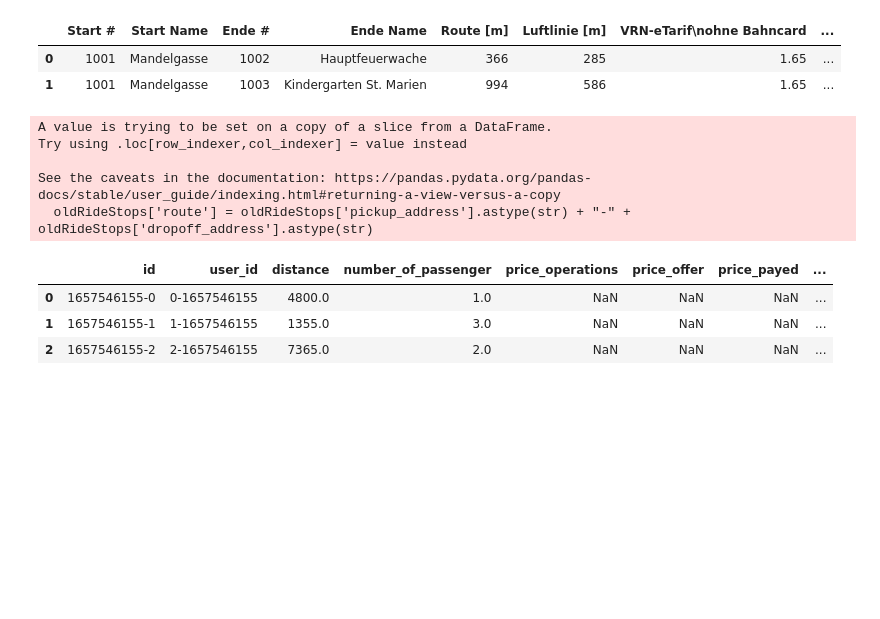
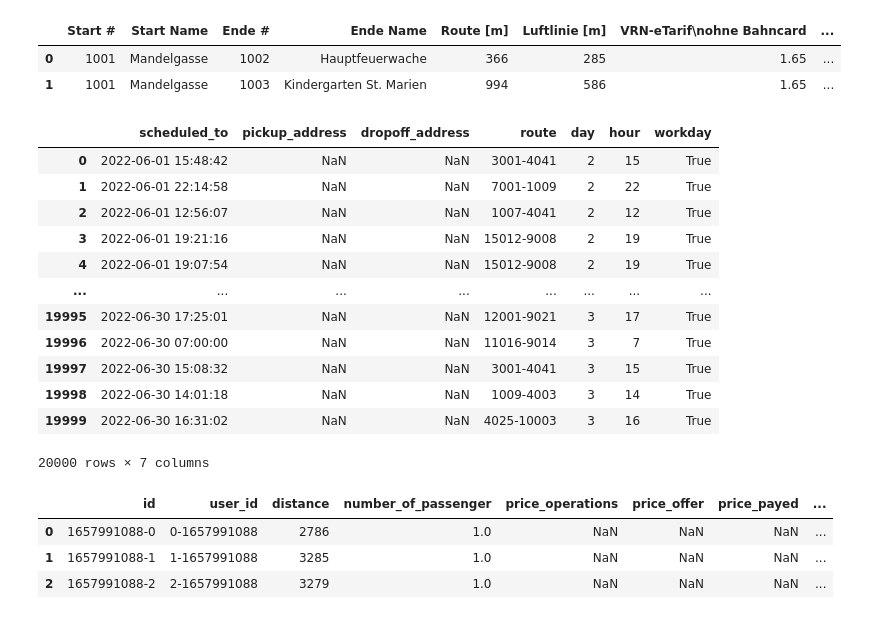
Before and after one commit to Lukas-Dierkes/vehicle-stream-team-project, a Jupyter notebook: vehicle_stream_pipeline/ride_simulation.ipynb, the cells around one changed output. Saved outputs shown, nothing was run; the diff lists cells and outputs as text; code cells hidden in the pictures; blank space fills up the shorter version.

Commit message:
new address simulation

```diff
--- a/vehicle_stream_pipeline/ride_simulation.ipynb
+++ b/vehicle_stream_pipeline/ride_simulation.ipynb
@@ -177,0 +210,4 @@ def generateRoute_simple(oldRides, newRides, ridestops, routes):
+# %%
+allRoutes = df_routes[df_routes['Route [m]'] > 500] # Assumption: real rides are at least 500 m long
+allRoutes['route'] = allRoutes['Start #'].astype(str) + "-" + allRoutes['Ende #'].astype(str)
+allRoutes
@@ -295,24 +423,35 @@ def generateRideSpecs(oldRides, newRides, ridestops, routes, n, month, year):
     newRides['rating'] = generateValues('rating', oldRides, newRides) #zufällig ratings rein, die nicht bisher gerated wurden? Oder Rating ganz raus?
     newRides['created_at'] = generateCreatedAt(oldRides, newRides, month, year)
     newRides['scheduled_to'] = generateScheduledTo(oldRides, newRides)
-    # newRides[['pickup_address', 'dropoff_address','distance', 'shortest_ridetime']] = generateRoute(oldRides, newRides, ridestops, routes) # prices are not considered
+    newRides[['pickup_address', 'dropoff_address','distance', 'shortest_ridetime']] = generateRoute(oldRides, newRides, ridestops, routes) # prices are not considered
     # newRides[['pickup_address', 'dropoff_address','distance', 'shortest_ridetime']] = generateRoute_simple(oldRides, newRides, ridestops, routes) # prices are not considered
-    newRides[['pickup_address', 'dropoff_address','distance', 'shortest_ridetime']] = generateRoute_simple2(oldRides, newRides, ridestops, routes) # prices are not considered
+    # newRides[['pickup_address', 'dropoff_address','distance', 'shortest_ridetime']] = generateRoute_simple2(oldRides, newRides, ridestops, routes) # prices are not considered
 
     return newRides
 # %%
 newRides = pd.DataFrame(columns=df.columns)
-newRides = generateRideSpecs(df, newRides, df_stops, df_routes, 10000, 6, 2022)
+warnings.filterwarnings('ignore')
+newRides = generateRideSpecs(df, newRides, df_stops, df_routes, 20000, 6, 2022)
 newRides.head(3)
+
+## TODO: sort nach created at?
 # %% [output]
+|  | scheduled_to | pickup_address | dropoff_address | route | day | hour | workday |
+| 0 | 2022-06-01 15:48:42 | NaN | NaN | 3001-4041 | 2 | 15 | True |
+| 1 | 2022-06-01 22:14:58 | NaN | NaN | 7001-1009 | 2 | 22 | True |
+| 2 | 2022-06-01 12:56:07 | NaN | NaN | 1007-4041 | 2 | 12 | True |
+| 3 | 2022-06-01 19:21:16 | NaN | NaN | 15012-9008 | 2 | 19 | True |
+| 4 | 2022-06-01 19:07:54 | NaN | NaN | 15012-9008 | 2 | 19 | True |
+| ... | ... | ... | ... | ... | ... | ... | ... |
+| 19995 | 2022-06-30 17:25:01 | NaN | NaN | 12001-9021 | 3 | 17 | True |
+| 19996 | 2022-06-30 07:00:00 | NaN | NaN | 11016-9014 | 3 | 7 | True |
+| 19997 | 2022-06-30 15:08:32 | NaN | NaN | 3001-4041 | 3 | 15 | True |
+| 19998 | 2022-06-30 14:01:18 | NaN | NaN | 1009-4003 | 3 | 14 | True |
+| 19999 | 2022-06-30 16:31:02 | NaN | NaN | 4025-10003 | 3 | 16 | True |
-A value is trying to be set on a copy of a slice from a DataFrame.
-Try using .loc[row_indexer,col_indexer] = value instead
-
-See the caveats in the documentation: https://pandas.pydata.org/pandas-docs/stable/user_guide/indexing.html#returning-a-view-versus-a-copy
-  oldRideStops['route'] = oldRideStops['pickup_address'].astype(str) + "-" + oldRideStops['dropoff_address'].astype(str)
+20000 rows × 7 columns
-|  | id | user_id | distance | number_of_passenger | price_operations | price_offer | price_payed | ... |
-| 0 | 1657546155-0 | 0-1657546155 | 4800.0 | 1.0 | NaN | NaN | NaN | ... |
-| 1 | 1657546155-1 | 1-1657546155 | 1355.0 | 3.0 | NaN | NaN | NaN | ... |
-| 2 | 1657546155-2 | 2-1657546155 | 7365.0 | 2.0 | NaN | NaN | NaN | ... |
+|  | id | user_id | distance | number_of_passenger | price_operations | price_offer | price_payed | ... |
+| 0 | 1657991088-0 | 0-1657991088 | 2786 | 1.0 | NaN | NaN | NaN | ... |
+| 1 | 1657991088-1 | 1-1657991088 | 3285 | 1.0 | NaN | NaN | NaN | ... |
+| 2 | 1657991088-2 | 2-1657991088 | 3279 | 1.0 | NaN | NaN | NaN | ... |
 # %%
 newRides.to_excel("test_address_distribution.xlsx")
```
Also changed, not shown: parts of 4 cells of this notebook.
